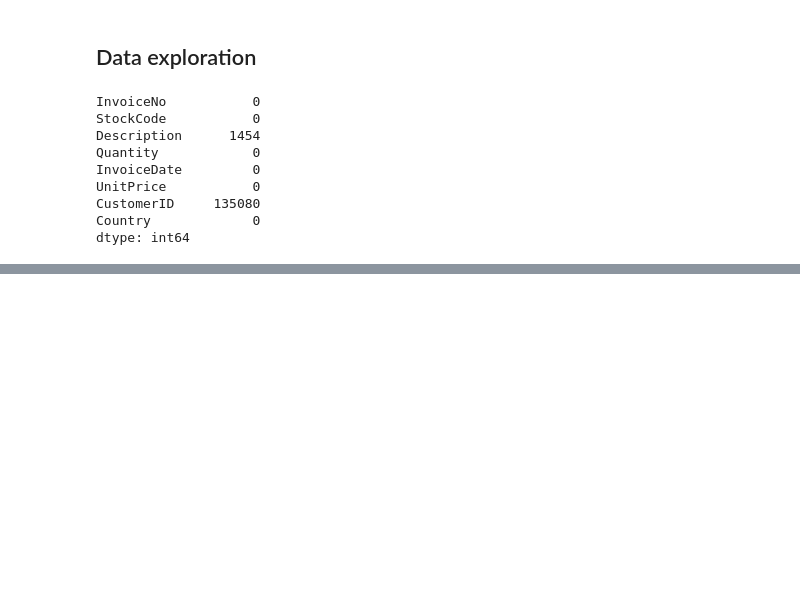
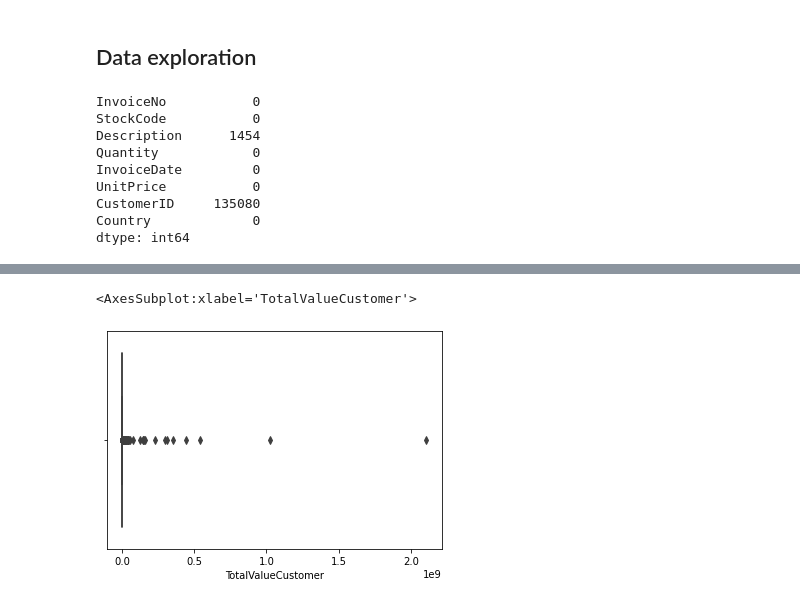
Before and after one commit to alderaemanuele/Business-Cases, a Jupyter notebook: BC3/BC3_EA.ipynb, the cells around one changed output, grey strips where cells are left out. Saved outputs shown, nothing was run; the diff lists cells and outputs as text; code cells hidden in the pictures; blank space fills up the shorter version.

```diff
--- a/BC3/BC3_EA.ipynb
+++ b/BC3/BC3_EA.ipynb
@@ -48,0 +223,5 @@ data_mv = data.copy()
+# %%
+sns.boxplot(leverage["TotalValueCustomer"])
+# %% [output]
+<AxesSubplot:xlabel='TotalValueCustomer'>
+[figure, added]
```
Also changed, not shown: parts of 18 cells of this notebook.
